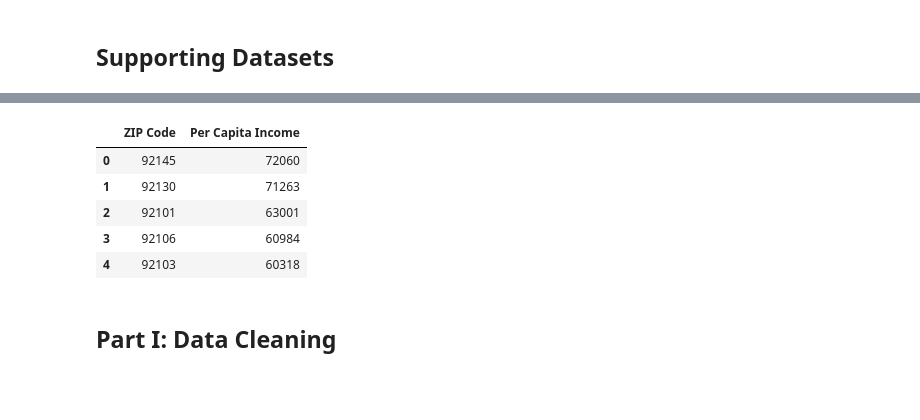
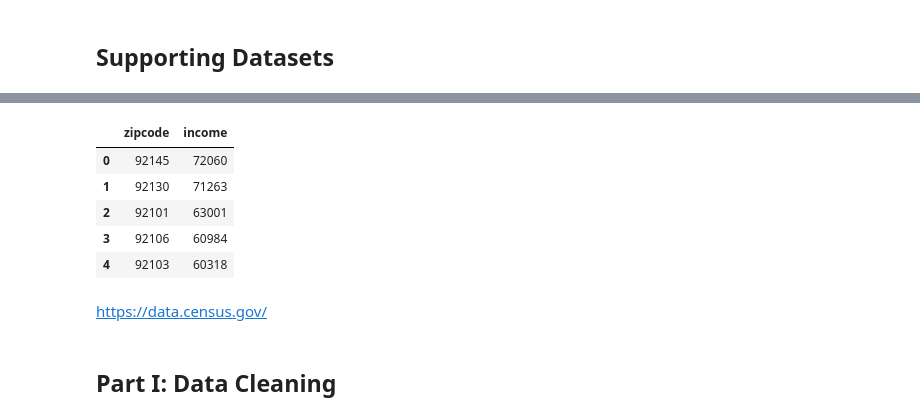
Before and after one commit to claireZHL/CCE-Data-Analysis, a Jupyter notebook: Data_Analysis_on_E_Bike_Survey_Collected_on_04_29_2023.ipynb, the cells around one changed output, grey strips where cells are left out. Cells and saved outputs as stored; diff of their text form; code cells hidden in the pictures; blank space fills up the shorter version.

```diff
--- a/Data_Analysis_on_E_Bike_Survey_Collected_on_04_29_2023.ipynb
+++ b/Data_Analysis_on_E_Bike_Survey_Collected_on_04_29_2023.ipynb
@@ -15,14 +46,16 @@ import geopandas as gpd
 # %%
 # Read csv file
-df = pd.read_csv("CA_Income_Zipcode.csv")
-df.head()
+sd_income = pd.read_csv("SD_Income_Zipcode.csv")
+sd_income.head()
 # %% [output]
-|  | ZIP Code | Per Capita Income |
+|  | zipcode | income |
 | 0 | 92145 | 72060 |
 | 1 | 92130 | 71263 |
 | 2 | 92101 | 63001 |
 | 3 | 92106 | 60984 |
 | 4 | 92103 | 60318 |
+# %% [markdown]
+https://data.census.gov/
 # %% [markdown]
 ## Part I: Data Cleaning
 # %% [markdown]
```
Also changed, not shown: parts of 9 cells of this notebook, 19 other files.
